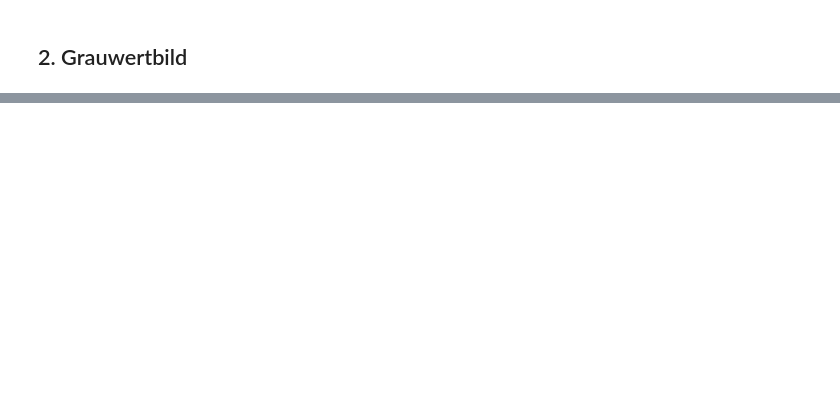
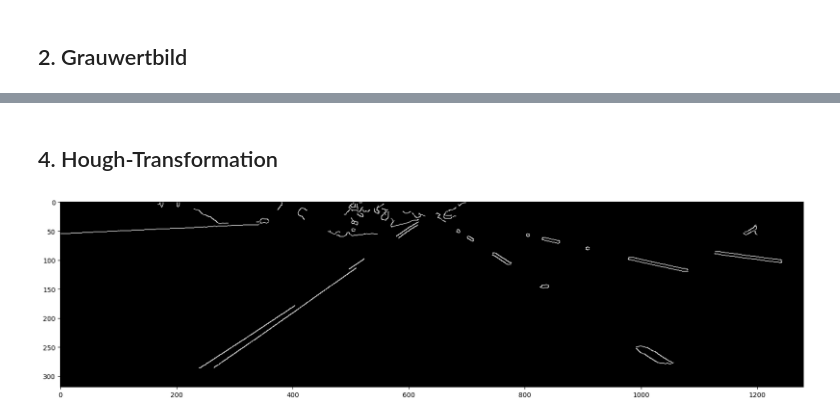
Before and after one commit to Ben-schlch/conventional_lane_detection, a Jupyter notebook: Projekt_Spurerkennung_v2.ipynb, the cells around one changed output, grey strips where cells are left out. Cells and saved outputs as stored; diff of their text form; code cells hidden in the pictures; blank space fills up the shorter version.

Commit message:
alles bis hough transform

```diff
--- a/Projekt_Spurerkennung_v2.ipynb
+++ b/Projekt_Spurerkennung_v2.ipynb
@@ -31,0 +53,16 @@ plt.show()
+# %% [markdown]
+## 4. Hough-Transformation
+# %%
+lines = cv.HoughLinesP(img_canny, rho=6, theta=np.pi/80, threshold=100, minLineLength=50, maxLineGap=0)
+img_hough = img_canny.copy()
+
+for line in lines:
+    x1, y1, x2, y2 = line[0]
+    cv.line(img_hough, (x1, y1), (x2, y2), (0, 255, 0), 2)
+
+
+plt.figure(figsize=(20,10))
+plt.imshow(img_hough, cmap='gray')
+plt.show()
+# %% [output]
+[figure, added]
```
Also changed, not shown: parts of 5 cells of this notebook.
